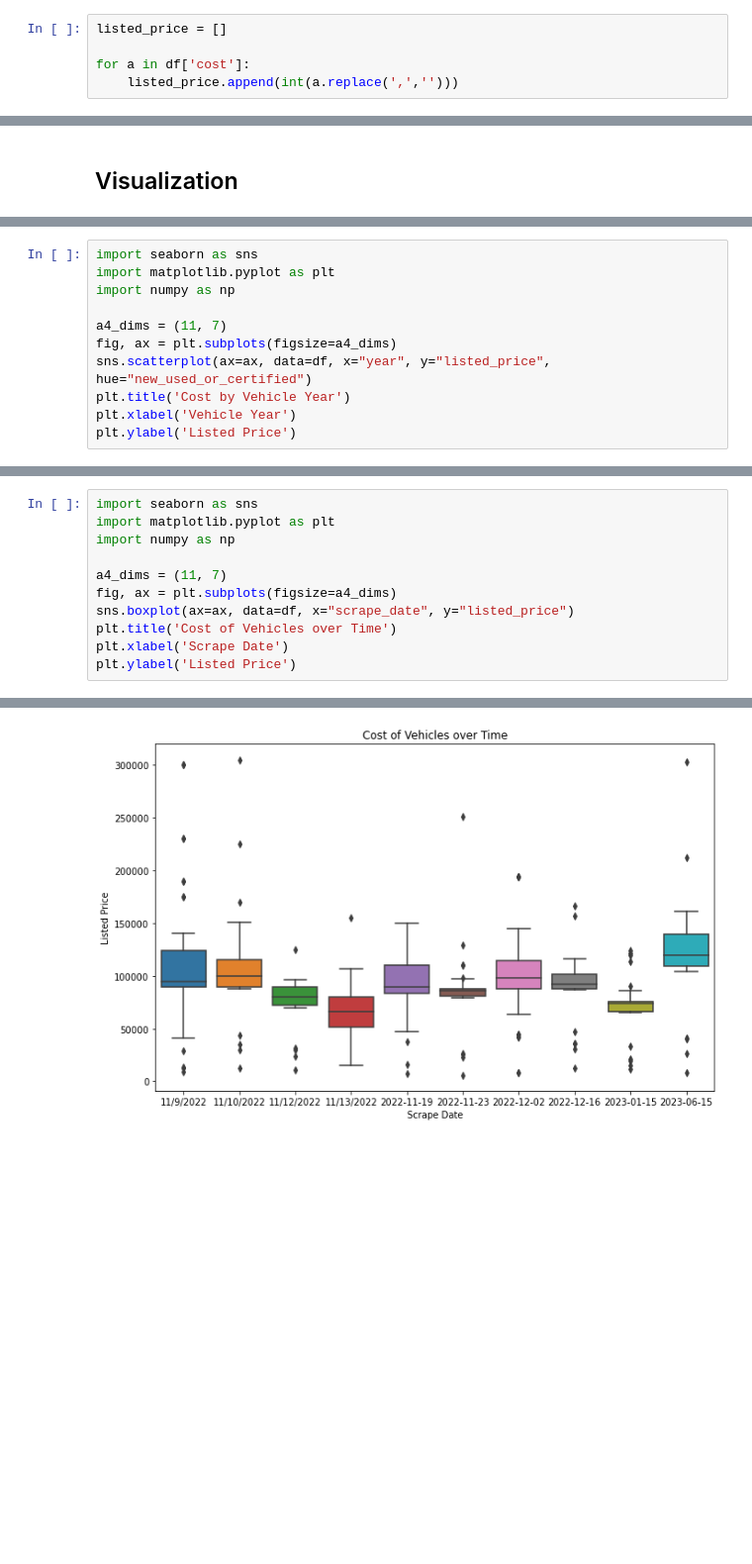
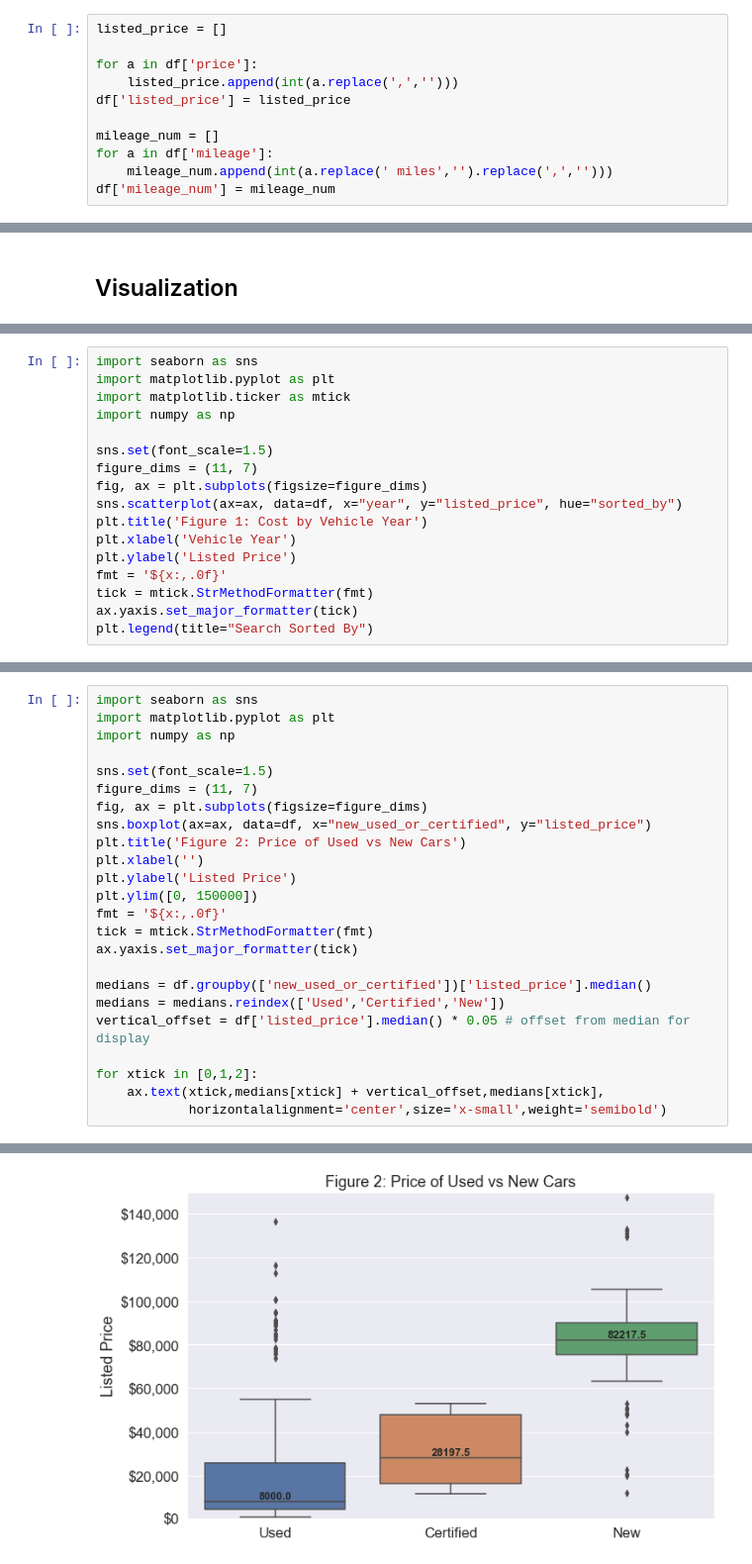
Before and after one commit to ngreth/Data-Analytics-Portfolio, a Jupyter notebook: Used vs New Car Cost Analysis/KBB Used vs New Car Cost Analysis.ipynb, the cells around one changed output, grey strips where cells are left out. Shown: that part at 99% size. Drawn from its saved outputs; the diff is of its cells as text; blank space fills up the shorter version.

```diff
--- a/Used vs New Car Cost Analysis/KBB Used vs New Car Cost Analysis.ipynb
+++ b/Used vs New Car Cost Analysis/KBB Used vs New Car Cost Analysis.ipynb
@@ -212,5 +215,11 @@ df
 # %%
 listed_price = []
 
-for a in df['cost']:
+for a in df['price']:
     listed_price.append(int(a.replace(',','')))
+df['listed_price'] = listed_price
+
+mileage_num = []
+for a in df['mileage']:
+    mileage_num.append(int(a.replace(' miles','').replace(',','')))
+df['mileage_num'] = mileage_num
@@ -237,12 +250,18 @@ for a in df['cost']:
 # %%
 import seaborn as sns
 import matplotlib.pyplot as plt
+import matplotlib.ticker as mtick
 import numpy as np
 
-a4_dims = (11, 7)
-fig, ax = plt.subplots(figsize=a4_dims)
-sns.scatterplot(ax=ax, data=df, x="year", y="listed_price", hue="new_used_or_certified")
-plt.title('Cost by Vehicle Year')
+sns.set(font_scale=1.5)
+figure_dims = (11, 7)
+fig, ax = plt.subplots(figsize=figure_dims)
+sns.scatterplot(ax=ax, data=df, x="year", y="listed_price", hue="sorted_by")
+plt.title('Figure 1: Cost by Vehicle Year')
 plt.xlabel('Vehicle Year')
 plt.ylabel('Listed Price')
+fmt = '${x:,.0f}'
+tick = mtick.StrMethodFormatter(fmt)
+ax.yaxis.set_major_formatter(tick)
+plt.legend(title="Search Sorted By")
 # %% [output]
@@ -253,10 +277,23 @@ import seaborn as sns
 import matplotlib.pyplot as plt
 import numpy as np
 
-a4_dims = (11, 7)
-fig, ax = plt.subplots(figsize=a4_dims)
-sns.boxplot(ax=ax, data=df, x="scrape_date", y="listed_price")
-plt.title('Cost of Vehicles over Time')
-plt.xlabel('Scrape Date')
+sns.set(font_scale=1.5)
+figure_dims = (11, 7)
+fig, ax = plt.subplots(figsize=figure_dims)
+sns.boxplot(ax=ax, data=df, x="new_used_or_certified", y="listed_price")
+plt.title('Figure 2: Price of Used vs New Cars')
+plt.xlabel('')
 plt.ylabel('Listed Price')
+plt.ylim([0, 150000])
+fmt = '${x:,.0f}'
+tick = mtick.StrMethodFormatter(fmt)
+ax.yaxis.set_major_formatter(tick)
+
+medians = df.groupby(['new_used_or_certified'])['listed_price'].median()
+medians = medians.reindex(['Used','Certified','New'])
+vertical_offset = df['listed_price'].median() * 0.05 # offset from median for display
+
+for xtick in [0,1,2]:
+    ax.text(xtick,medians[xtick] + vertical_offset,medians[xtick],
+            horizontalalignment='center',size='x-small',weight='semibold')
 # %% [output]
@@ -264 +300 @@ Text(0, 0.5, 'Listed Price')
-[figure, old version]
+[figure, new version]
```
Also changed, not shown: parts of 21 cells of this notebook, 3 other files.
